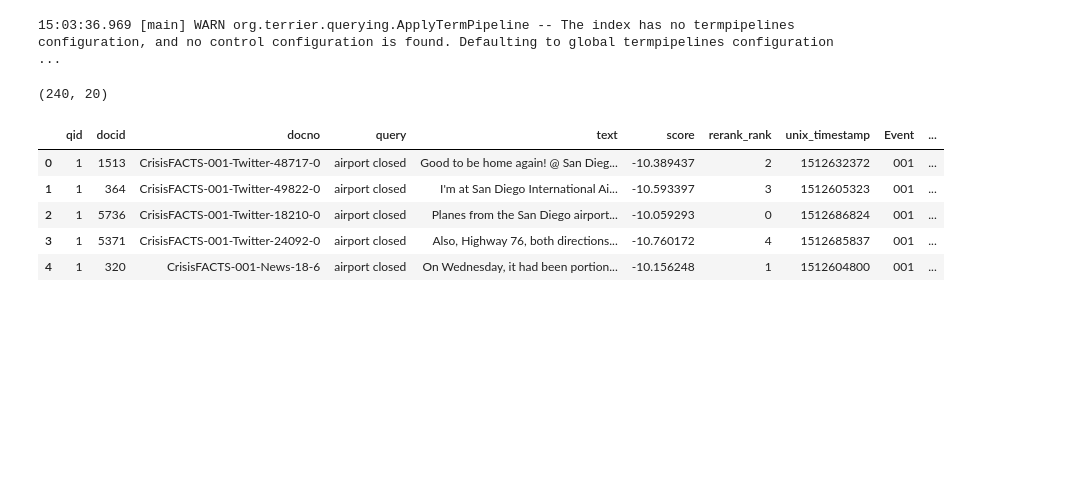
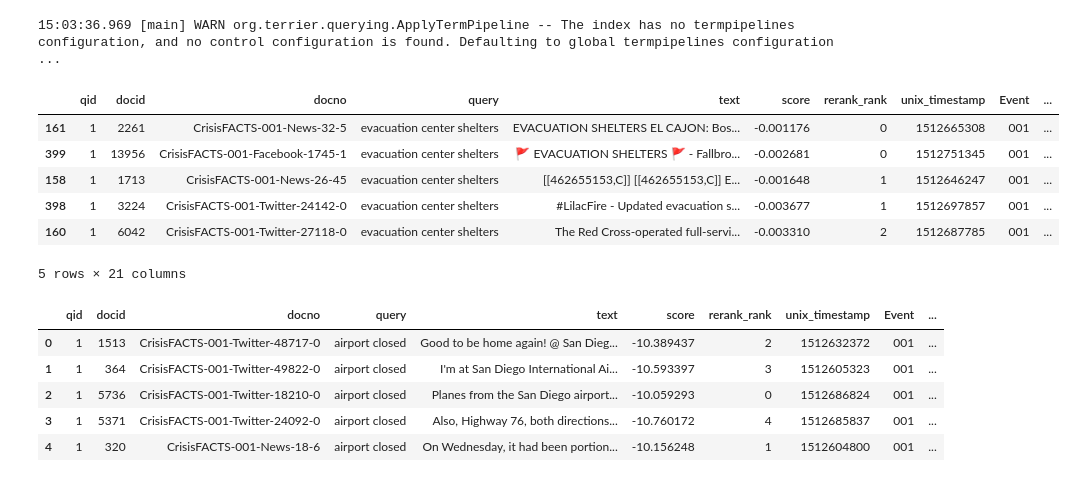
Before and after one commit to jaehobahng/crisisfacts_summarization, a Jupyter notebook: example.ipynb, the cells around one changed output. Drawn from its saved outputs; the diff is of its cells as text; code cells hidden in the pictures; blank space fills up the shorter version.

```diff
--- a/example.ipynb
+++ b/example.ipynb
@@ -147,9 +147,15 @@ You are using the default legacy behaviour of the <class 'transformers.models.t5
 crisisfacts/001/2017-12-08  processing
 15:03:36.969 [main] WARN org.terrier.querying.ApplyTermPipeline -- The index has no termpipelines configuration, and no control configuration is found. Defaulting to global termpipelines configuration ...
 # %%
-final_df.shape
+final_df.head()
 # %% [output]
+|  | qid | docid | docno | query | text | score | rerank_rank | unix_timestamp | Event | ... |
+| 161 | 1 | 2261 | CrisisFACTS-001-News-32-5 | evacuation center shelters | EVACUATION SHELTERS EL CAJON: Bos... | -0.001176 | 0 | 1512665308 | 001 | ... |
+| 399 | 1 | 13956 | CrisisFACTS-001-Facebook-1745-1 | evacuation center shelters | 🚩 EVACUATION SHELTERS 🚩 - Fallbro... | -0.002681 | 0 | 1512751345 | 001 | ... |
+| 158 | 1 | 1713 | CrisisFACTS-001-News-26-45 | evacuation center shelters | [[462655153,C]] [[462655153,C]] E... | -0.001648 | 1 | 1512646247 | 001 | ... |
+| 398 | 1 | 3224 | CrisisFACTS-001-Twitter-24142-0 | evacuation center shelters | #LilacFire - Updated evacuation s... | -0.003677 | 1 | 1512697857 | 001 | ... |
+| 160 | 1 | 6042 | CrisisFACTS-001-Twitter-27118-0 | evacuation center shelters | The Red Cross-operated full-servi... | -0.003310 | 2 | 1512687785 | 001 | ... |
-(240, 20)
+5 rows × 21 columns
 # %%
 final_df.head()
 # %% [output]
```
Also changed, not shown: 1 other file.
